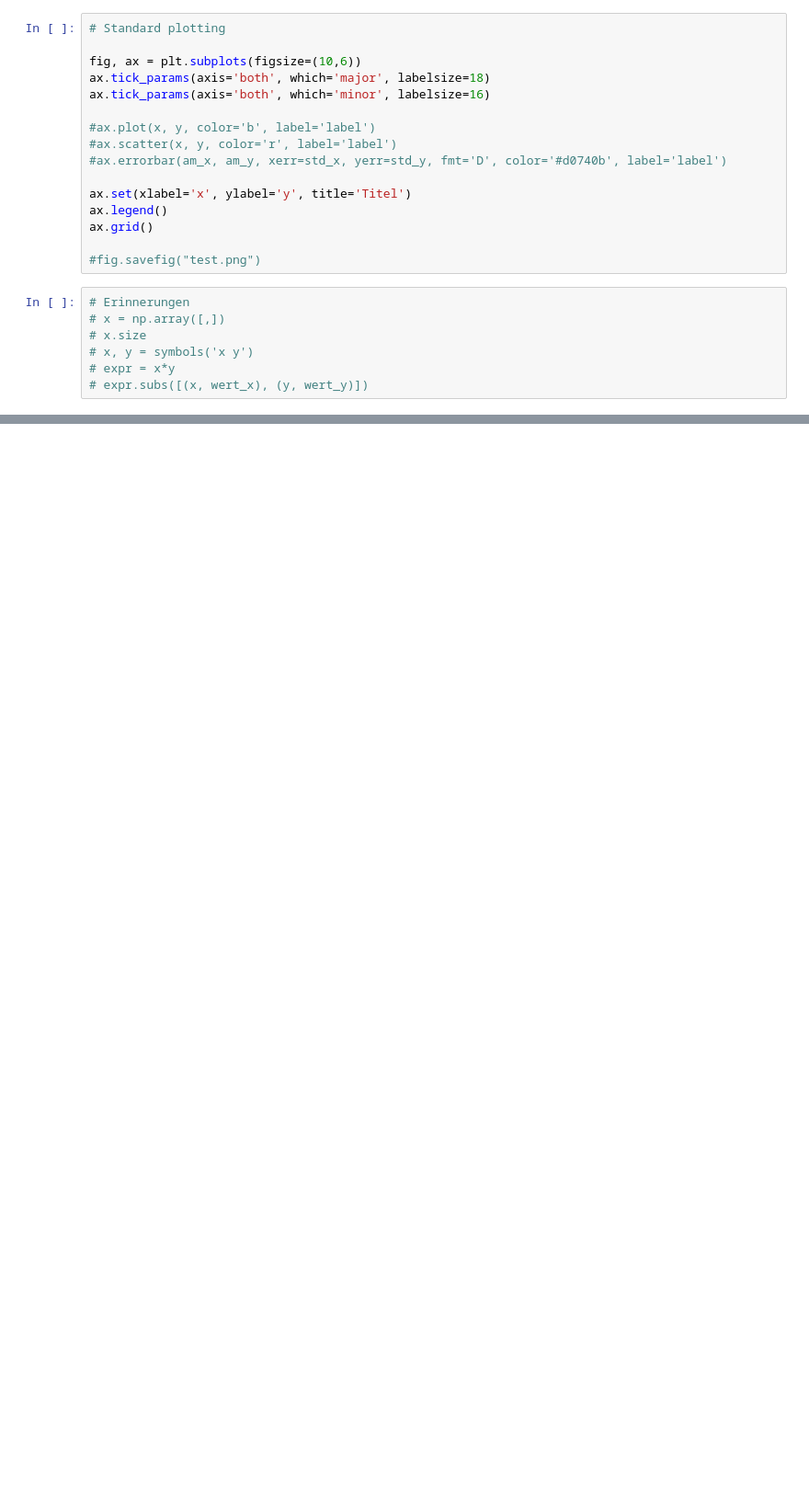
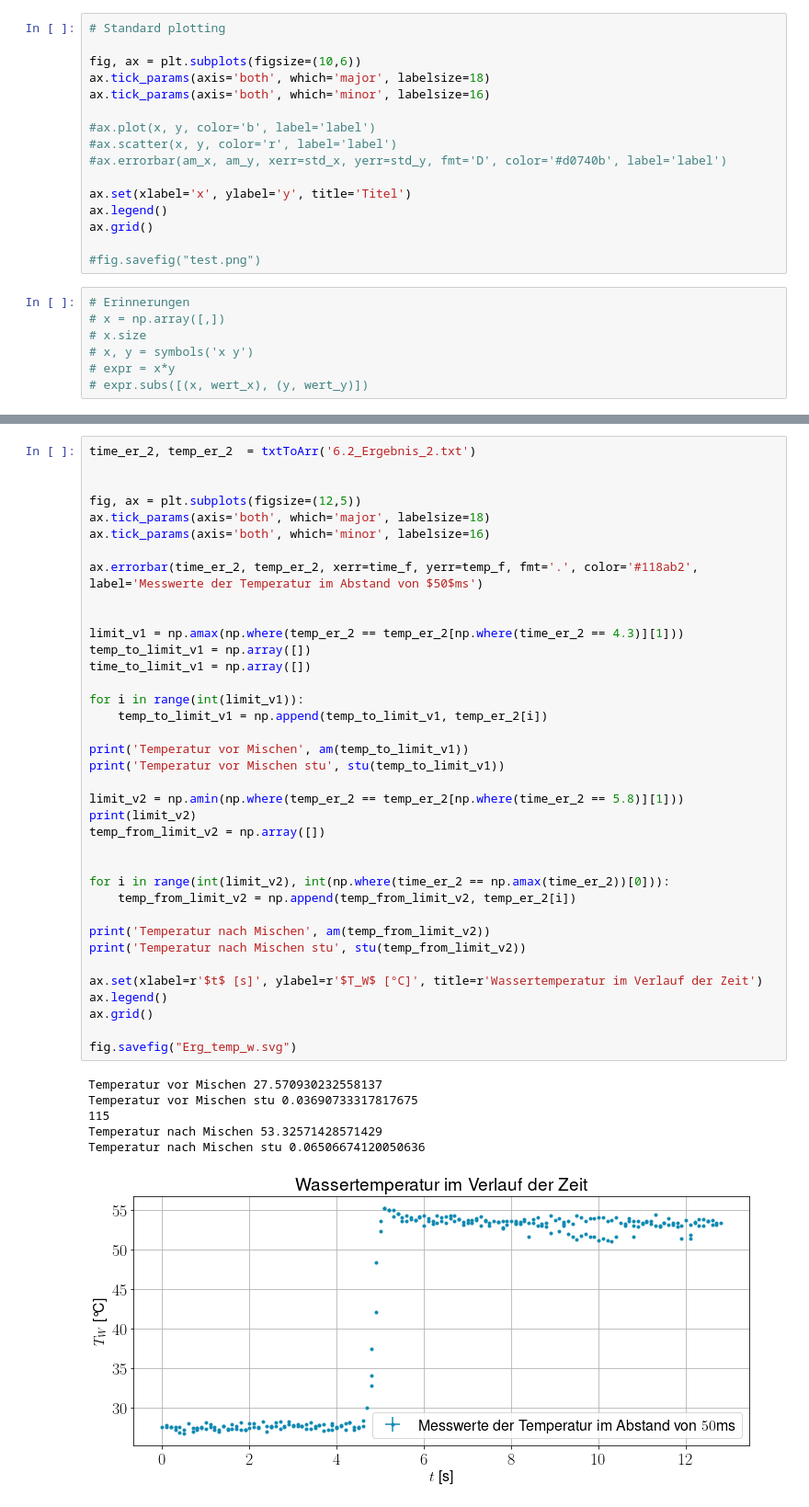
Before and after one commit to AP1ACC/V1, a Jupyter notebook: V31/V31.ipynb, the cells around one changed output, grey strips where cells are left out. Shown at 92% size. Cells and saved outputs as stored; diff of their text form; blank space fills up the shorter version.

```diff
--- a/V31/V31.ipynb
+++ b/V31/V31.ipynb
@@ -322,0 +322,44 @@ print(stu(temp_w_2))
+# %%
+time_er_2, temp_er_2  = txtToArr('6.2_Ergebnis_2.txt')
+
+
+fig, ax = plt.subplots(figsize=(12,5))
+ax.tick_params(axis='both', which='major', labelsize=18)
+ax.tick_params(axis='both', which='minor', labelsize=16)
+
+ax.errorbar(time_er_2, temp_er_2, xerr=time_f, yerr=temp_f, fmt='.', color='#118ab2', label='Messwerte der Temperatur im Abstand von $50$ms')
+
+
+limit_v1 = np.amax(np.where(temp_er_2 == temp_er_2[np.where(time_er_2 == 4.3)][1]))
+temp_to_limit_v1 = np.array([])
+time_to_limit_v1 = np.array([])
+
+for i in range(int(limit_v1)):
+    temp_to_limit_v1 = np.append(temp_to_limit_v1, temp_er_2[i])
+
+print('Temperatur vor Mischen', am(temp_to_limit_v1))
+print('Temperatur vor Mischen stu', stu(temp_to_limit_v1))
+
+limit_v2 = np.amin(np.where(temp_er_2 == temp_er_2[np.where(time_er_2 == 5.8)][1]))
+print(limit_v2)
+temp_from_limit_v2 = np.array([])
+
+
+for i in range(int(limit_v2), int(np.where(time_er_2 == np.amax(time_er_2))[0])):
+    temp_from_limit_v2 = np.append(temp_from_limit_v2, temp_er_2[i])
+
+print('Temperatur nach Mischen', am(temp_from_limit_v2))
+print('Temperatur nach Mischen stu', stu(temp_from_limit_v2))
+
+ax.set(xlabel=r'$t$ [s]', ylabel=r'$T_W$ [°C]', title=r'Wassertemperatur im Verlauf der Zeit')
+ax.legend()
+ax.grid()
+
+fig.savefig("Erg_temp_w.svg")
+# %% [output]
+Temperatur vor Mischen 27.570930232558137
+Temperatur vor Mischen stu 0.03690733317817675
+115
+Temperatur nach Mischen 53.32571428571429
+Temperatur nach Mischen stu 0.06506674120050636
+[figure, added]
```
Also changed, not shown: parts of 10 cells of this notebook, 9 other files.
